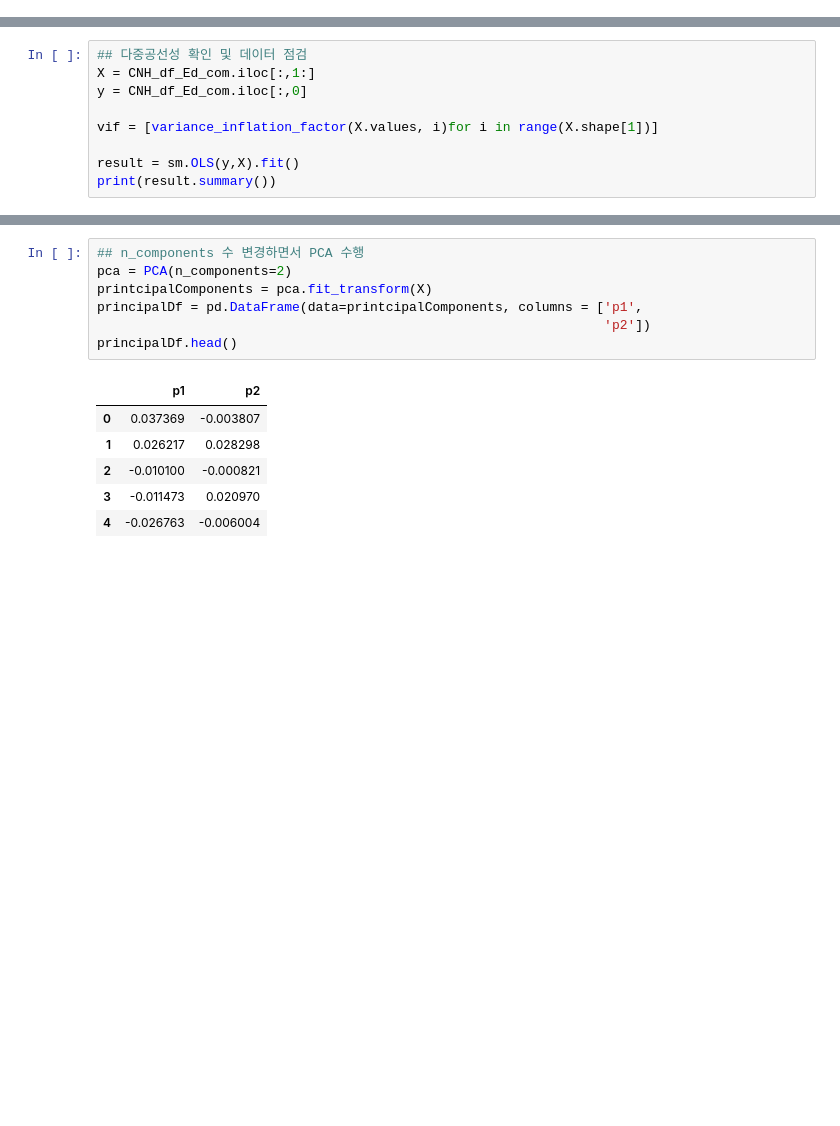
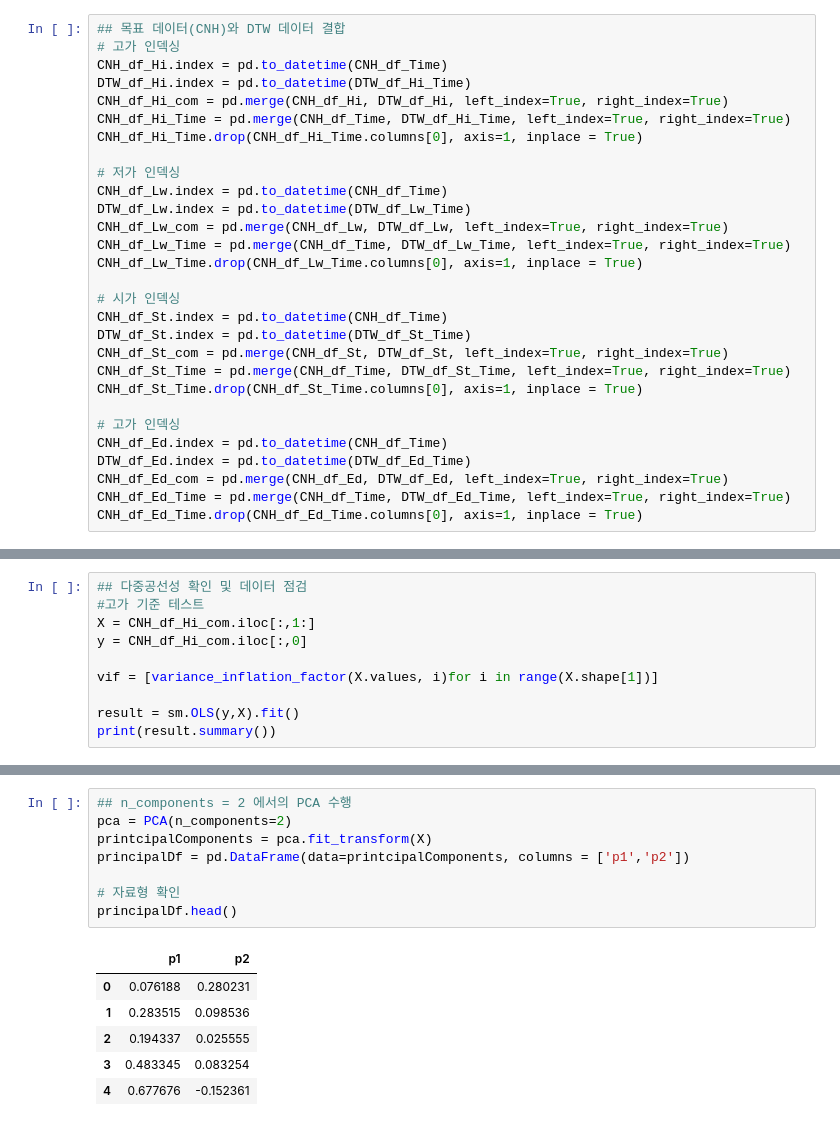
Before and after one commit to Great-Qing/Fixers, a Jupyter notebook: PCA_Linear.ipynb, the cells around one changed output, grey strips where cells are left out. Drawn from its saved outputs; the diff is of its cells as text; blank space fills up the shorter version.

```diff
--- a/PCA_Linear.ipynb
+++ b/PCA_Linear.ipynb
@@ -60 +71,30 @@ CNH_df_Lw_com = pd.concat([CNH_df_Lw, DTW_df], axis=1)
+# %%
+## 목표 데이터(CNH)와 DTW 데이터 결합
+# 고가 인덱싱
+CNH_df_Hi.index = pd.to_datetime(CNH_df_Time)
+DTW_df_Hi.index = pd.to_datetime(DTW_df_Hi_Time)
+CNH_df_Hi_com = pd.merge(CNH_df_Hi, DTW_df_Hi, left_index=True, right_index=True)
+CNH_df_Hi_Time = pd.merge(CNH_df_Time, DTW_df_Hi_Time, left_index=True, right_index=True)
+CNH_df_Hi_Time.drop(CNH_df_Hi_Time.columns[0], axis=1, inplace = True)
+
+# 저가 인덱싱
+CNH_df_Lw.index = pd.to_datetime(CNH_df_Time)
+DTW_df_Lw.index = pd.to_datetime(DTW_df_Lw_Time)
+CNH_df_Lw_com = pd.merge(CNH_df_Lw, DTW_df_Lw, left_index=True, right_index=True)
+CNH_df_Lw_Time = pd.merge(CNH_df_Time, DTW_df_Lw_Time, left_index=True, right_index=True)
+CNH_df_Lw_Time.drop(CNH_df_Lw_Time.columns[0], axis=1, inplace = True)
+
+# 시가 인덱싱
+CNH_df_St.index = pd.to_datetime(CNH_df_Time)
+DTW_df_St.index = pd.to_datetime(DTW_df_St_Time)
+CNH_df_St_com = pd.merge(CNH_df_St, DTW_df_St, left_index=True, right_index=True)
+CNH_df_St_Time = pd.merge(CNH_df_Time, DTW_df_St_Time, left_index=True, right_index=True)
+CNH_df_St_Time.drop(CNH_df_St_Time.columns[0], axis=1, inplace = True)
+
+# 고가 인덱싱
+CNH_df_Ed.index = pd.to_datetime(CNH_df_Time)
+DTW_df_Ed.index = pd.to_datetime(DTW_df_Ed_Time)
+CNH_df_Ed_com = pd.merge(CNH_df_Ed, DTW_df_Ed, left_index=True, right_index=True)
+CNH_df_Ed_Time = pd.merge(CNH_df_Time, DTW_df_Ed_Time, left_index=True, right_index=True)
+CNH_df_Ed_Time.drop(CNH_df_Ed_Time.columns[0], axis=1, inplace = True)
 # %%
@@ -82,7 +129,8 @@ print(CNH_df_Lw_com)
 # %%
 ## 다중공선성 확인 및 데이터 점검
-X = CNH_df_Ed_com.iloc[:,1:]
-y = CNH_df_Ed_com.iloc[:,0]
+#고가 기준 테스트
+X = CNH_df_Hi_com.iloc[:,1:]
+y = CNH_df_Hi_com.iloc[:,0]
 
 vif = [variance_inflation_factor(X.values, i)for i in range(X.shape[1])]
 
@@ -109,15 +157,16 @@ strong multicollinearity or other numerical problems.
 # %%
-## n_components 수 변경하면서 PCA 수행
+## n_components = 2 에서의 PCA 수행
 pca = PCA(n_components=2)
 printcipalComponents = pca.fit_transform(X)
-principalDf = pd.DataFrame(data=printcipalComponents, columns = ['p1',
-                                                                 'p2'])
+principalDf = pd.DataFrame(data=printcipalComponents, columns = ['p1','p2'])
+
+# 자료형 확인
 principalDf.head()
 # %% [output]
 |  | p1 | p2 |
-| 0 | 0.037369 | -0.003807 |
-| 1 | 0.026217 | 0.028298 |
-| 2 | -0.010100 | -0.000821 |
-| 3 | -0.011473 | 0.020970 |
-| 4 | -0.026763 | -0.006004 |
+| 0 | 0.076188 | 0.280231 |
+| 1 | 0.283515 | 0.098536 |
+| 2 | 0.194337 | 0.025555 |
+| 3 | 0.483345 | 0.083254 |
+| 4 | 0.677676 | -0.152361 |
 # %%
```
Also changed, not shown: parts of 37 cells of this notebook.
